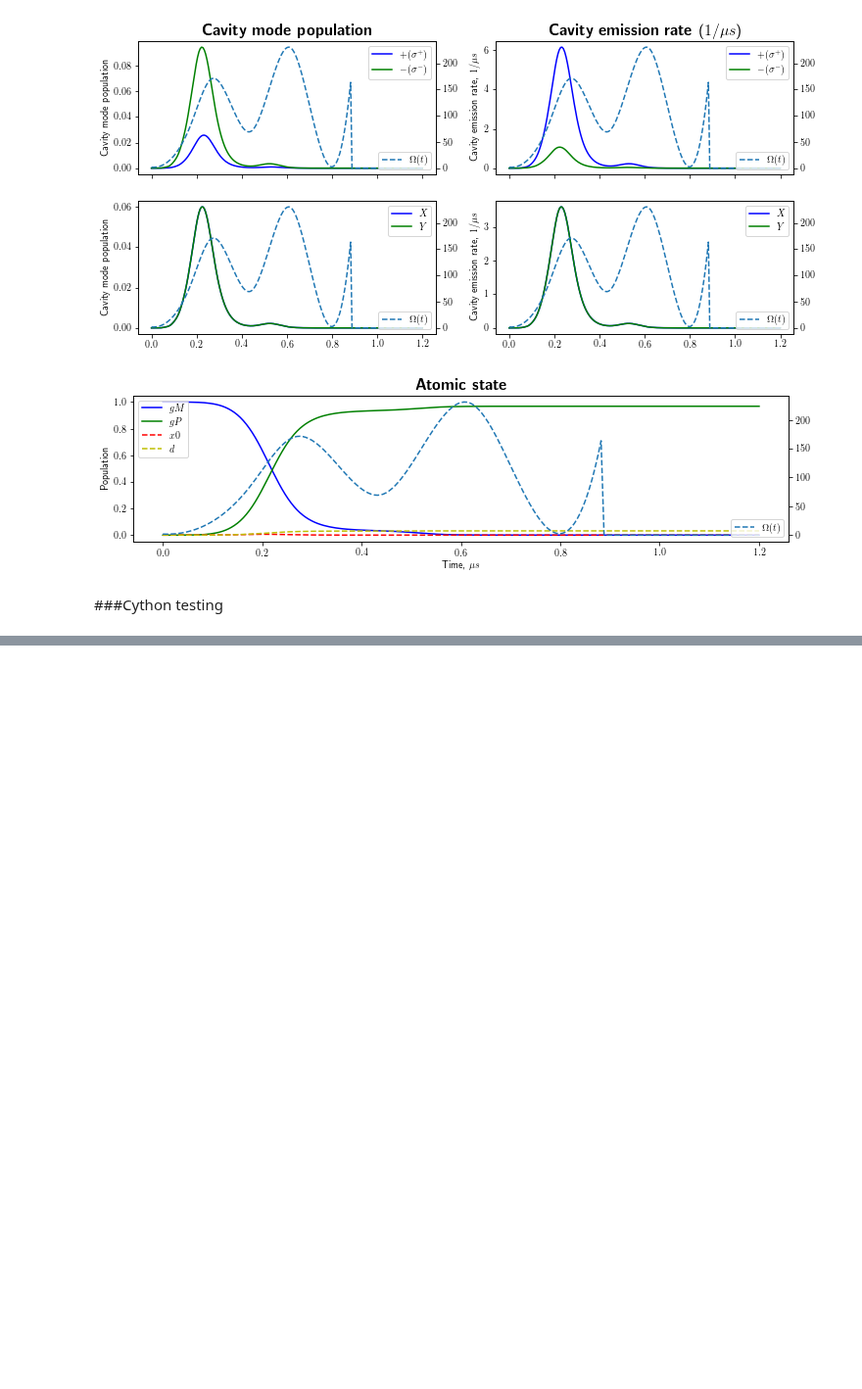
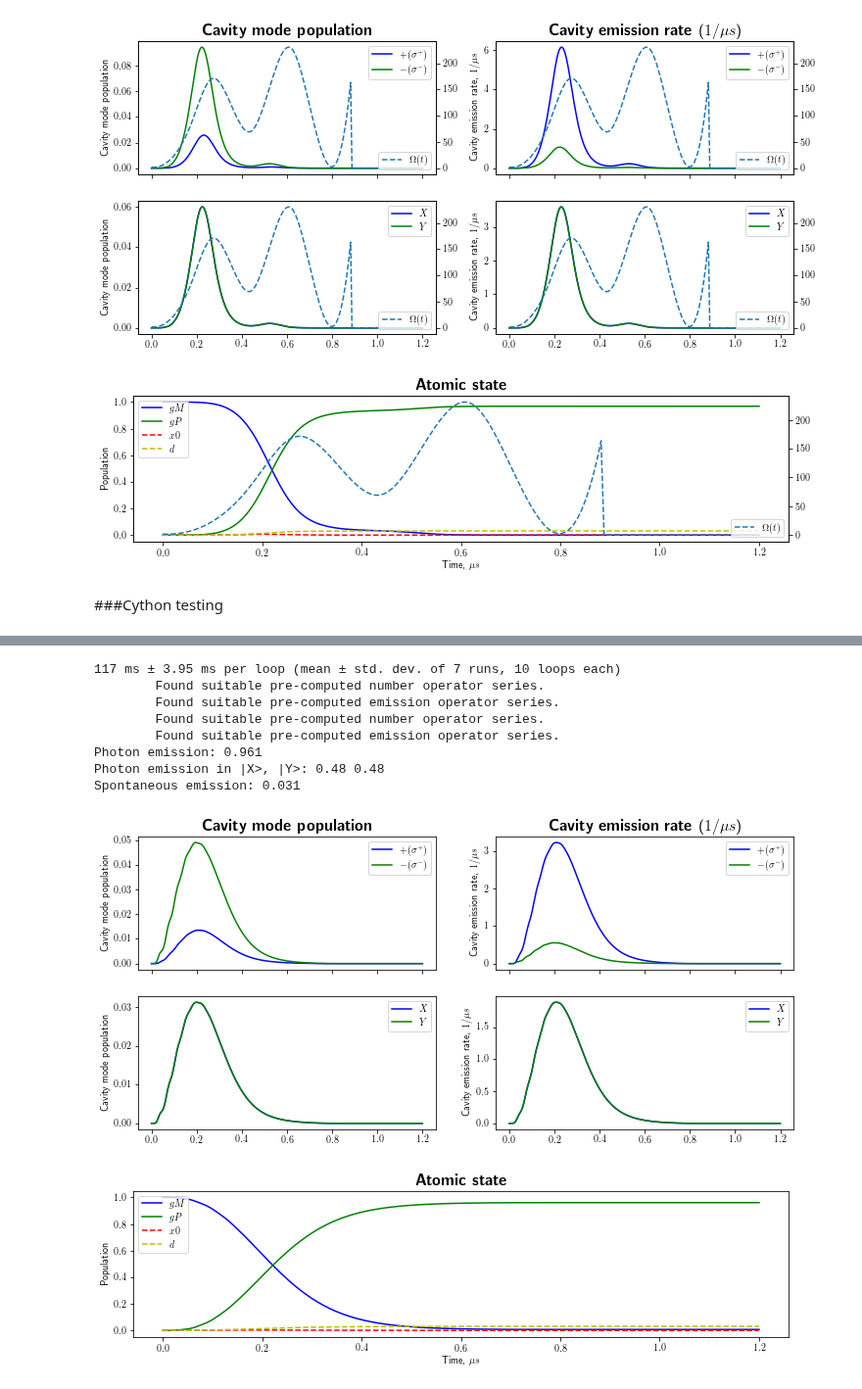
Before and after one commit to tomdbar/rb-cqed, a Jupyter notebook: notebooks-bulk/vStirap-3lvl-optimisation.ipynb, the cells around one changed output, grey strips where cells are left out. Shown at 98% size. Cells and saved outputs as stored; diff of their text form; code cells hidden in the pictures; blank space fills up the shorter version.

```diff
--- a/notebooks-bulk/vStirap-3lvl-optimisation.ipynb
+++ b/notebooks-bulk/vStirap-3lvl-optimisation.ipynb
@@ -838,0 +858,36 @@ array([ 1.,  0.,  0.,  0.,  0.,  0.,  0.,  0.,  0.,  0.,  0.,  0.,  0.,
+# %%
+length_pulse=0.8
+x_list=np.array(np.linspace(0,length_pulse,11)).astype(float)
+y_list=np.sin((np.pi/length_pulse) * x_list)
+
+coeffs = get_spline_coeffs(x_list[0],x_list[-1],y_list)
+
+pulse_c_str = \
+'''
+@cython.cdivision(True)
+@cython.boundscheck(False)
+@cython.wraparound(False)
+cdef double complex pulse_c(float t, float t_start, float t_end, double[::1] coeffs):
+    if t<t_end: return interp(t, t_start, t_end, coeffs)
+    else: return 0
+'''
+
+laser_coupling = LaserCoupling(omega0=omega0,
+                               g="gM",
+                               x="x0",
+                               deltaL=0,
+                               args_ham={"n_points": len(x_list),
+                                         "x_list": x_list,
+                                         "y_list": y_list,
+                                         "pulse_coeffs": coeffs},
+                               pulse_shape=("pulse_c(t, x_list[0], x_list[n_points-1], pulse_coeffs)"),
+                               setup_pyx=[''],
+                               add_pyx=[pulse_c_str]
+                               )
+
+Cython.Compiler.Options.error_on_unknown_names = True
+runner = ExperimentalRunner(atom=atom,
+                            cavity=cavity,
+                            laser_couplings=[laser_coupling],
+                            cavity_couplings=cavity_couplings,
+                            verbose=False)
@@ -838,0 +910,19 @@ array([ 1.,  0.,  0.,  0.,  0.,  0.,  0.,  0.,  0.,  0.,  0.,  0.,  0.,
+# %%
+t_length=1.2
+n_steps=201
+psi0=['gM',0,0]
+
+%timeit -n 10 results = runner.run(psi0=psi0)
+
+plot_results(results, plot_pulse=False)
+# %% [output]
+117 ms ± 3.95 ms per loop (mean ± std. dev. of 7 runs, 10 loops each)
+        Found suitable pre-computed number operator series.
+        Found suitable pre-computed emission operator series.
+        Found suitable pre-computed number operator series.
+        Found suitable pre-computed emission operator series.
+Photon emission: 0.961
+Photon emission in |X>, |Y>: 0.48 0.48
+Spontaneous emission: 0.031
+[figure, added]
+[figure, added]
```
Also changed, not shown: parts of 15 cells of this notebook, 1 other file.
